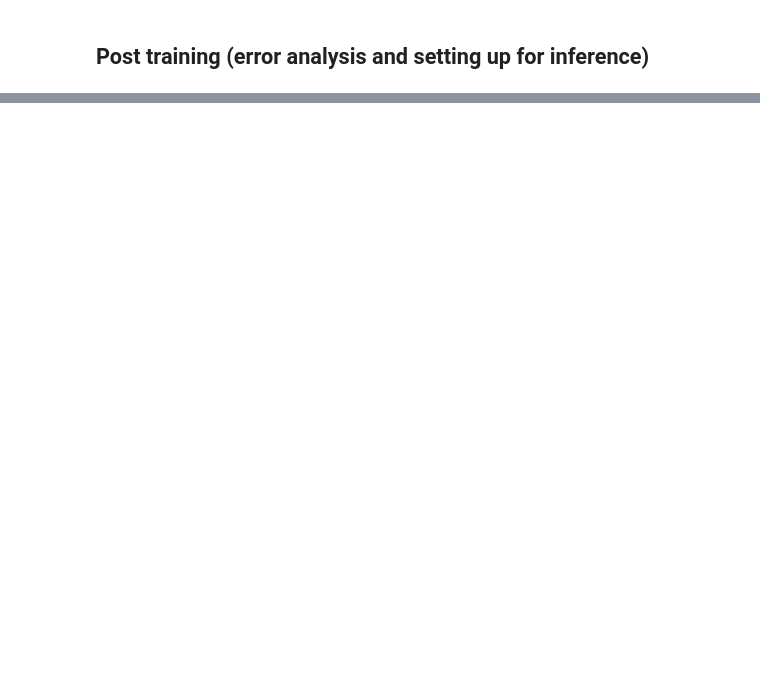
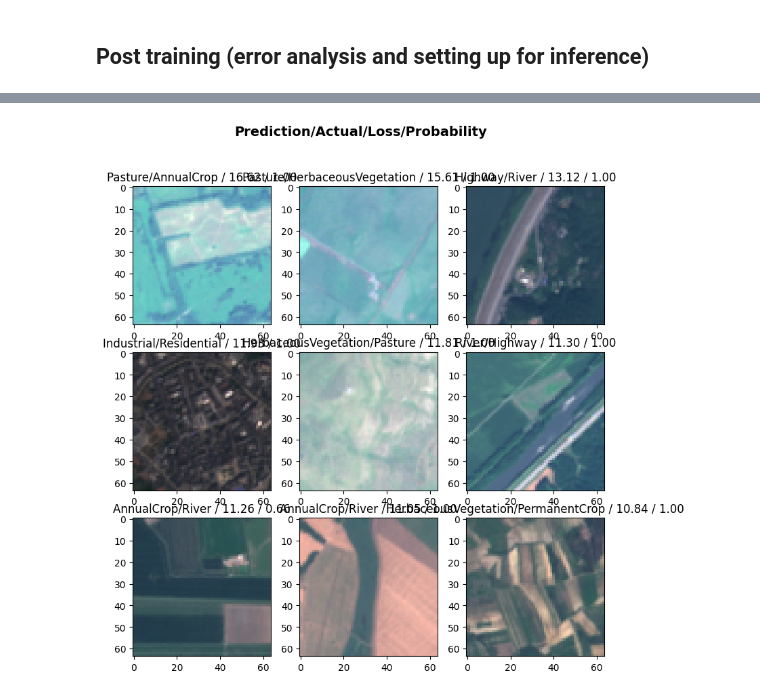
Before and after one commit to butchland/fastai-torchgeo, a Jupyter notebook: nbs/tutorials/03-eurosat-classifcation.ipynb, the cells around one changed output, grey strips where cells are left out. Saved outputs shown, nothing was run; the diff lists cells and outputs as text; code cells hidden in the pictures; blank space fills up the shorter version.

```diff
--- a/nbs/tutorials/03-eurosat-classifcation.ipynb
+++ b/nbs/tutorials/03-eurosat-classifcation.ipynb
@@ -97,2 +203,2 @@ from fastai.callback.tracker import SaveModelCallback
 # %%
-learn.fit_one_cycle(10, lr_max=slice(3e-3, 6e-6), cbs=[SaveModelCallback()])
+learn.fit_one_cycle(20, lr_max=slice(3e-3, 6e-6), cbs=[SaveModelCallback(monitor='accuracy',fname='euronet-resnet50-stage2')])
@@ -111,2 +256,3 @@ interp.plot_confusion_matrix()
 # %%
-interp.plot_top_losses(8)
+interp.plot_top_losses(9)
+# %% [output]
@@ -112,0 +260 @@ interp.plot_top_losses(8)
+[figure, added]
```
Also changed, not shown: parts of 22 cells of this notebook.
